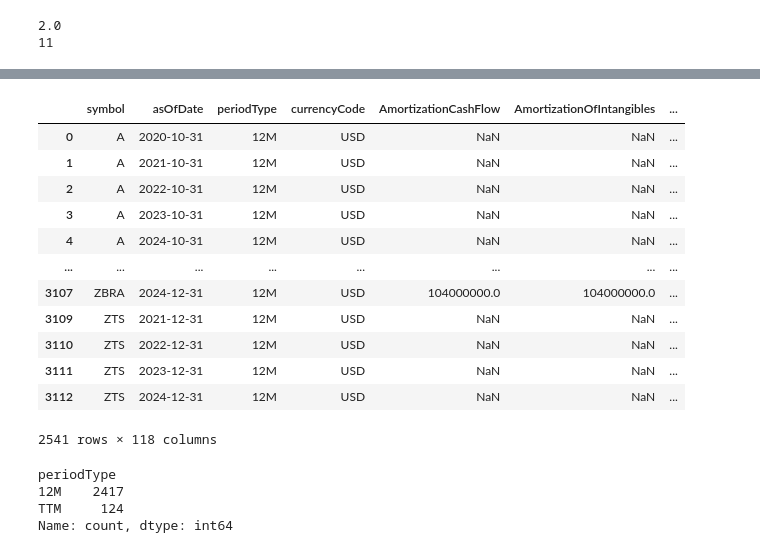
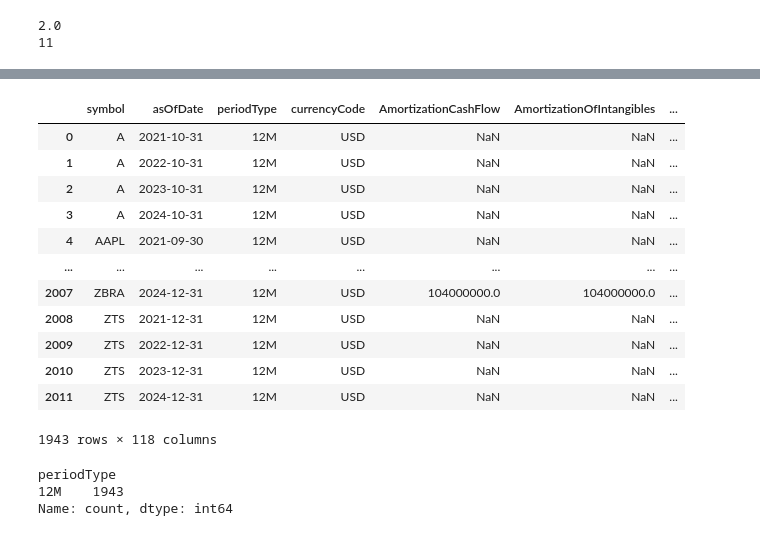
Before and after one commit to JJBarnes/CashflowAnalysis, a Jupyter notebook: CashflowAnalysis.ipynb, the cells around one changed output, grey strips where cells are left out. Drawn from its saved outputs; the diff is of its cells as text; code cells hidden in the pictures.

```diff
--- a/CashflowAnalysis.ipynb
+++ b/CashflowAnalysis.ipynb
@@ -205 +194,3 @@ test = pd.merge_asof(df_fin, df_price, left_on='asOfDate', right_on = 'date', le
+# %%
+all_data = pd.read_csv("AllData.csv")
 # %%
@@ -241,8 +216,10 @@ hist['symbol'] = t
 hist = hist[['open']]
 hist = hist.reset_index()
 # %%
-test2 = test.sort_values(by=["symbol", "asOfDate"], ascending=[True, True]).reset_index(drop=True)
+all_data = all_data.sort_values(by=["symbol", "asOfDate"], ascending=[True, True]).reset_index(drop=True)
 # %%
-test2
+all_data = all_data[all_data.periodType == "12M"]
+all_data = all_data[all_data.FreeCashFlow.notna()]
+all_data
 # %% [output]
 |  | symbol | asOfDate | periodType | currencyCode | AmortizationCashFlow | AmortizationOfIntangibles | ... |
@@ -269,25 +245,24 @@ TTM    504
 Name: count, dtype: int64
 # %%
-data_pre_2025 = test2[test2["asOfDate"].dt.year != 2025]
+data_pre_2025 = all_data[pd.to_datetime(all_data["asOfDate"]).dt.year != 2025]
 data_pre_2025
 # %% [output]
 |  | symbol | asOfDate | periodType | currencyCode | AmortizationCashFlow | AmortizationOfIntangibles | ... |
-| 0 | A | 2020-10-31 | 12M | USD | NaN | NaN | ... |
-| 1 | A | 2021-10-31 | 12M | USD | NaN | NaN | ... |
-| 2 | A | 2022-10-31 | 12M | USD | NaN | NaN | ... |
-| 3 | A | 2023-10-31 | 12M | USD | NaN | NaN | ... |
-| 4 | A | 2024-10-31 | 12M | USD | NaN | NaN | ... |
+| 0 | A | 2021-10-31 | 12M | USD | NaN | NaN | ... |
+| 1 | A | 2022-10-31 | 12M | USD | NaN | NaN | ... |
+| 2 | A | 2023-10-31 | 12M | USD | NaN | NaN | ... |
+| 3 | A | 2024-10-31 | 12M | USD | NaN | NaN | ... |
+| 4 | AAPL | 2021-09-30 | 12M | USD | NaN | NaN | ... |
 | ... | ... | ... | ... | ... | ... | ... | ... |
-| 3107 | ZBRA | 2024-12-31 | 12M | USD | 104000000.0 | 104000000.0 | ... |
-| 3109 | ZTS | 2021-12-31 | 12M | USD | NaN | NaN | ... |
-| 3110 | ZTS | 2022-12-31 | 12M | USD | NaN | NaN | ... |
-| 3111 | ZTS | 2023-12-31 | 12M | USD | NaN | NaN | ... |
-| 3112 | ZTS | 2024-12-31 | 12M | USD | NaN | NaN | ... |
+| 2007 | ZBRA | 2024-12-31 | 12M | USD | 104000000.0 | 104000000.0 | ... |
+| 2008 | ZTS | 2021-12-31 | 12M | USD | NaN | NaN | ... |
+| 2009 | ZTS | 2022-12-31 | 12M | USD | NaN | NaN | ... |
+| 2010 | ZTS | 2023-12-31 | 12M | USD | NaN | NaN | ... |
+| 2011 | ZTS | 2024-12-31 | 12M | USD | NaN | NaN | ... |
-2541 rows × 118 columns
+1943 rows × 118 columns
 # %%
 data_pre_2025.periodType.value_counts()
 # %% [output]
 periodType
-12M    2417
-TTM     124
+12M    1943
 Name: count, dtype: int64
```
Also changed, not shown: parts of 17 cells of this notebook.
